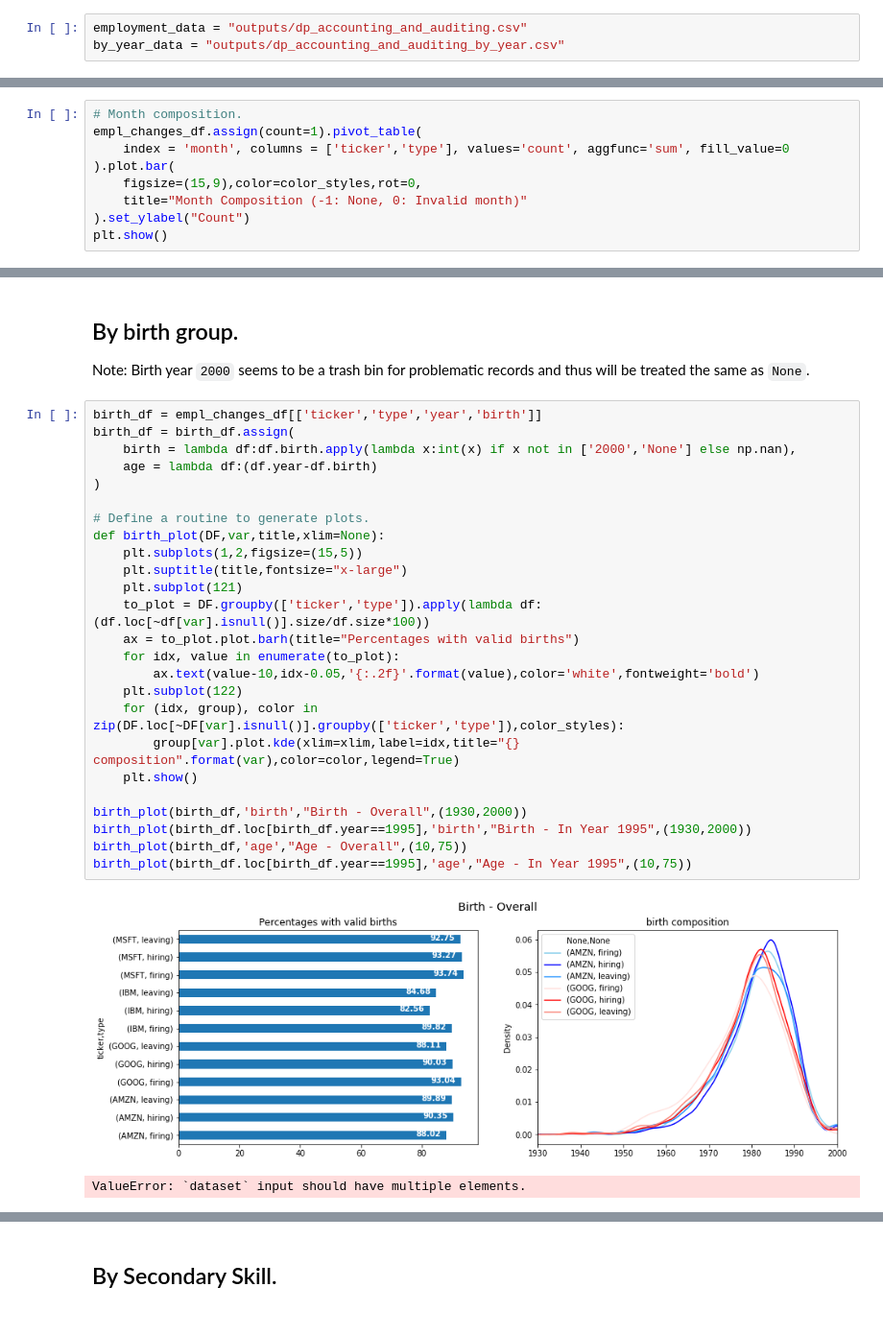
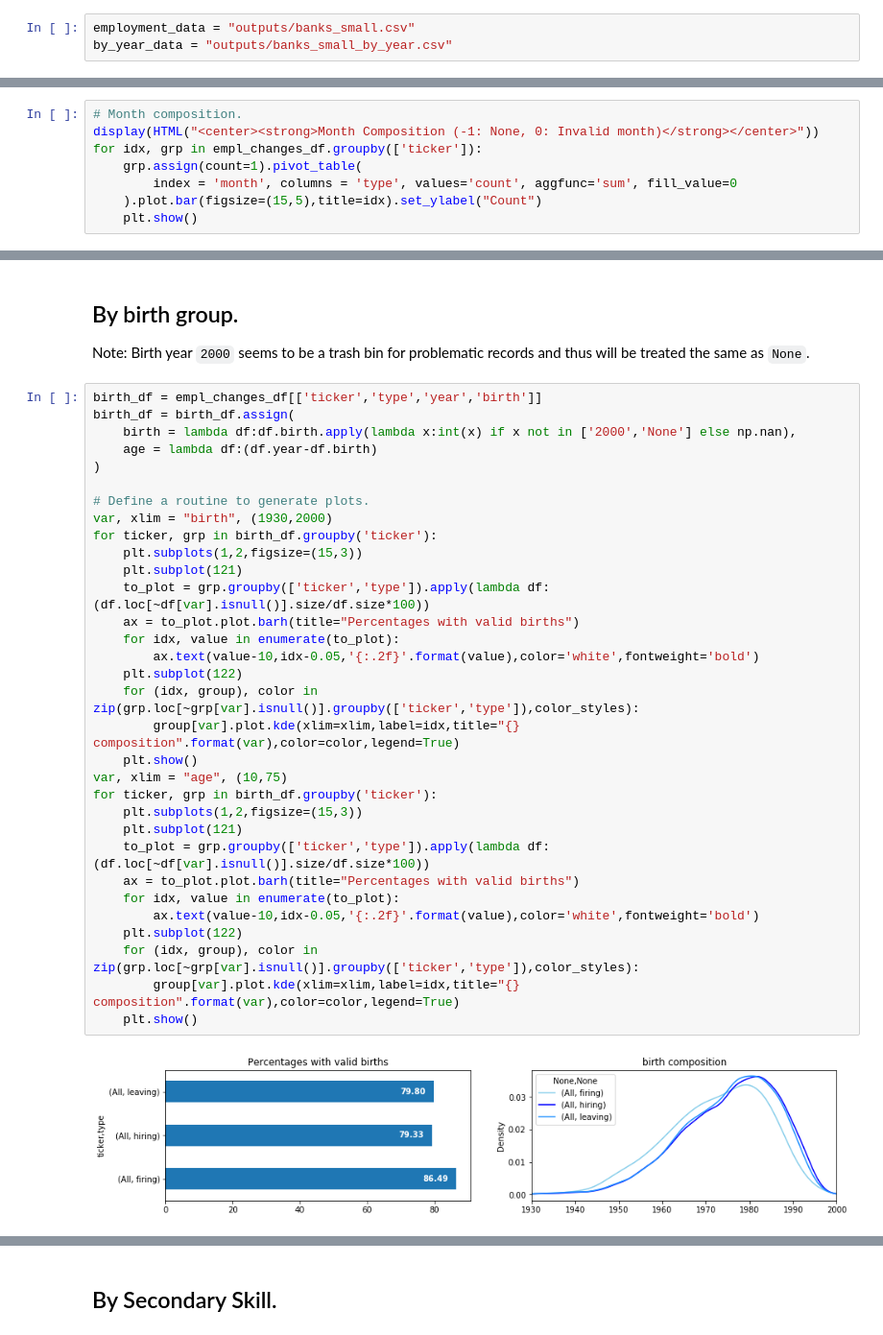
Before and after one commit to hodsonjames/employment, a Jupyter notebook: tech-jobs/summary_stats/Summary Statistics.ipynb, the cells around one changed output, grey strips where cells are left out. Shown at 96% size. Drawn from its saved outputs; the diff is of its cells as text.

```diff
--- a/tech-jobs/summary_stats/Summary Statistics.ipynb
+++ b/tech-jobs/summary_stats/Summary Statistics.ipynb
@@ -59,8 +60,8 @@ Definition of employment change types: When only employment records are consider
 - `firing` if it changed its company from one of the two companies to `TIME_OFF` and stayed in `TIME_OFF` for more than 100 days;
 - `leaving` if it changed its company from one of the two companies and not recogized as `firing`.
 # %%
-employment_data = "outputs/dp_accounting_and_auditing.csv"
-by_year_data = "outputs/dp_accounting_and_auditing_by_year.csv"
+employment_data = "outputs/banks_small.csv"
+by_year_data = "outputs/banks_small_by_year.csv"
 # %%
 empl_changes_df = pd.read_csv(employment_data)
 empl_by_years = pd.read_csv(by_year_data)
@@ -182,10 +177,9 @@ plot_by_month(1995,1999) # An example for plotting by month over 1995-1999.
 # %%
 # Month composition.
-empl_changes_df.assign(count=1).pivot_table(
-    index = 'month', columns = ['ticker','type'], values='count', aggfunc='sum', fill_value=0
-).plot.bar(
-    figsize=(15,9),color=color_styles,rot=0,
-    title="Month Composition (-1: None, 0: Invalid month)"
-).set_ylabel("Count")
-plt.show()
+display(HTML("<center><strong>Month Composition (-1: None, 0: Invalid month)</strong></center>"))
+for idx, grp in empl_changes_df.groupby(['ticker']):
+    grp.assign(count=1).pivot_table(
+        index = 'month', columns = 'type', values='count', aggfunc='sum', fill_value=0
+    ).plot.bar(figsize=(15,5),title=idx).set_ylabel("Count")
+    plt.show()
 # %% [output]
@@ -196,28 +191,34 @@ Note: Birth year `2000` seems to be a trash bin for problematic records and thus
 # %%
 birth_df = empl_changes_df[['ticker','type','year','birth']]
 birth_df = birth_df.assign(
     birth = lambda df:df.birth.apply(lambda x:int(x) if x not in ['2000','None'] else np.nan),
     age = lambda df:(df.year-df.birth)
 )
 
 # Define a routine to generate plots.
-def birth_plot(DF,var,title,xlim=None):
-    plt.subplots(1,2,figsize=(15,5))
-    plt.suptitle(title,fontsize="x-large")
+var, xlim = "birth", (1930,2000)
+for ticker, grp in birth_df.groupby('ticker'):
+    plt.subplots(1,2,figsize=(15,3))
     plt.subplot(121)
-    to_plot = DF.groupby(['ticker','type']).apply(lambda df:(df.loc[~df[var].isnull()].size/df.size*100))
+    to_plot = grp.groupby(['ticker','type']).apply(lambda df:(df.loc[~df[var].isnull()].size/df.size*100))
     ax = to_plot.plot.barh(title="Percentages with valid births")
     for idx, value in enumerate(to_plot):
         ax.text(value-10,idx-0.05,'{:.2f}'.format(value),color='white',fontweight='bold')
     plt.subplot(122)
-    for (idx, group), color in zip(DF.loc[~DF[var].isnull()].groupby(['ticker','type']),color_styles):
+    for (idx, group), color in zip(grp.loc[~grp[var].isnull()].groupby(['ticker','type']),color_styles):
         group[var].plot.kde(xlim=xlim,label=idx,title="{} composition".format(var),color=color,legend=True)
     plt.show()
-
-birth_plot(birth_df,'birth',"Birth - Overall",(1930,2000))
-birth_plot(birth_df.loc[birth_df.year==1995],'birth',"Birth - In Year 1995",(1930,2000))
-birth_plot(birth_df,'age',"Age - Overall",(10,75))
-birth_plot(birth_df.loc[birth_df.year==1995],'age',"Age - In Year 1995",(10,75))
+var, xlim = "age", (10,75)
+for ticker, grp in birth_df.groupby('ticker'):
+    plt.subplots(1,2,figsize=(15,3))
+    plt.subplot(121)
+    to_plot = grp.groupby(['ticker','type']).apply(lambda df:(df.loc[~df[var].isnull()].size/df.size*100))
+    ax = to_plot.plot.barh(title="Percentages with valid births")
+    for idx, value in enumerate(to_plot):
+        ax.text(value-10,idx-0.05,'{:.2f}'.format(value),color='white',fontweight='bold')
+    plt.subplot(122)
+    for (idx, group), color in zip(grp.loc[~grp[var].isnull()].groupby(['ticker','type']),color_styles):
+        group[var].plot.kde(xlim=xlim,label=idx,title="{} composition".format(var),color=color,legend=True)
+    plt.show()
 # %% [output]
-[figure, old version]
+[figure, new version]
-ValueError: `dataset` input should have multiple elements.
```
Also changed, not shown: parts of 24 cells of this notebook, 2 other files.
